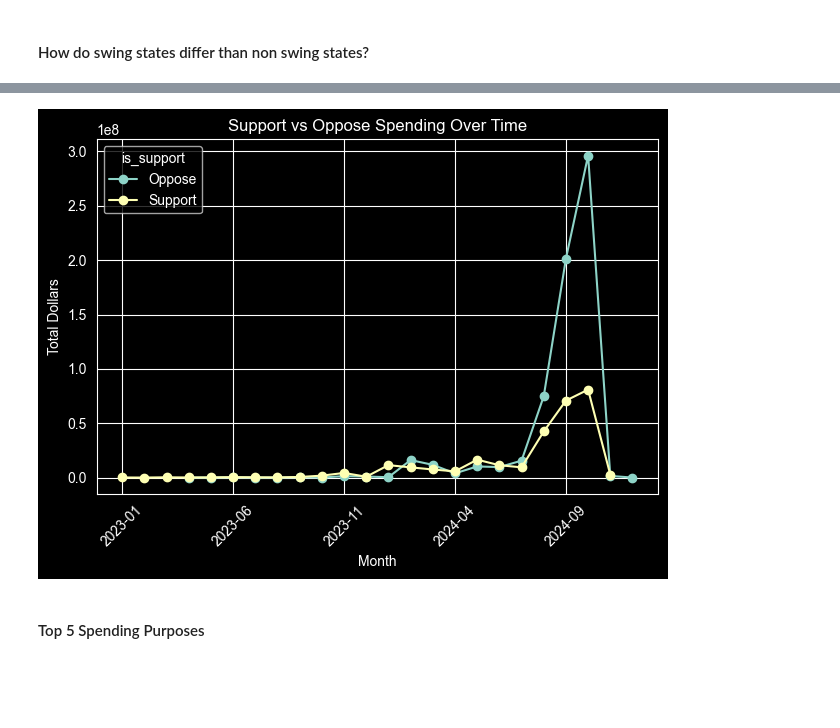
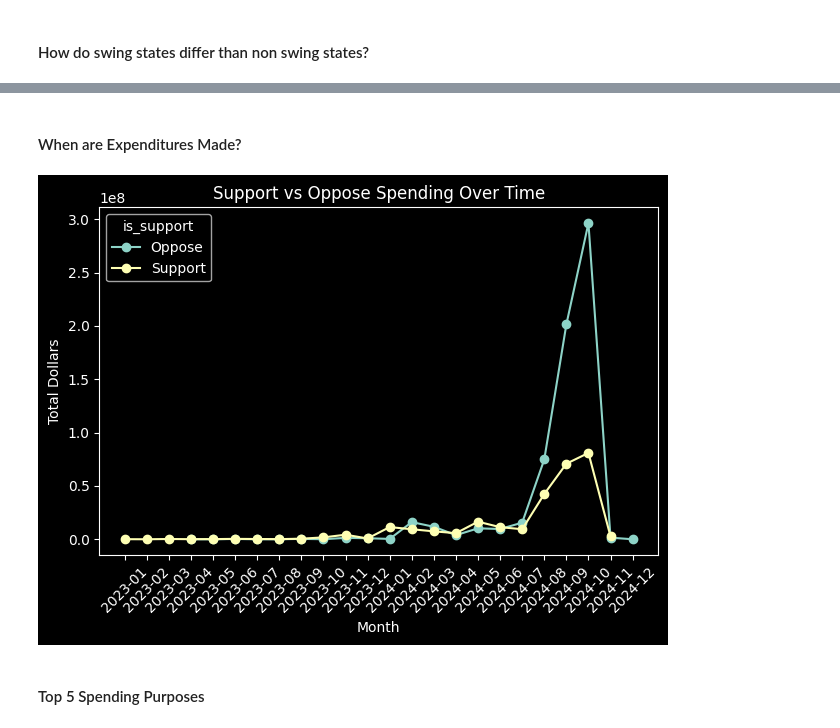
Before and after one commit to magicdracon/Data-Science-Final-Project, a Jupyter notebook: main.ipynb, the cells around one changed output, grey strips where cells are left out. Drawn from its saved outputs; the diff is of its cells as text; code cells hidden in the pictures; blank space fills up the shorter version.

```diff
--- a/main.ipynb
+++ b/main.ipynb
@@ -809,20 +856,23 @@ Democratic       5.704123e+06    9.126597e+07                16
+# %% [markdown]
+#### When are Expenditures Made?
 # %%
 # Convert exp_date to datetime
 expendituresDataFrame["exp_date"] = pd.to_datetime(expendituresDataFrame["exp_date"], format="%d-%b-%y", errors="coerce")
 
 date_df = expendituresDataFrame.dropna(subset=["exp_date"]).copy()
 date_df["year_month"] = date_df["exp_date"].dt.to_period("M")
 monthly_spending = date_df.groupby("year_month")["exp_amo"].sum()
 
 monthly_support = date_df.groupby(["year_month", "is_support"])["exp_amo"].sum().unstack()
 monthly_support.index = monthly_support.index.astype(str)
 monthly_support.rename(columns={True: "Support", False: "Oppose"}).plot(kind="line", marker="o")
 
 plt.title("Support vs Oppose Spending Over Time")
 plt.xlabel("Month")
 plt.ylabel("Total Dollars")
 plt.xticks(rotation=45)
 plt.tight_layout()
+plt.xticks(range(len(monthly_support.index)), monthly_support.index, rotation=45)
 plt.show()
 # %% [output]
-[figure, old version]
+[figure, new version]
```
Also changed, not shown: parts of 35 cells of this notebook, 1 other file.
